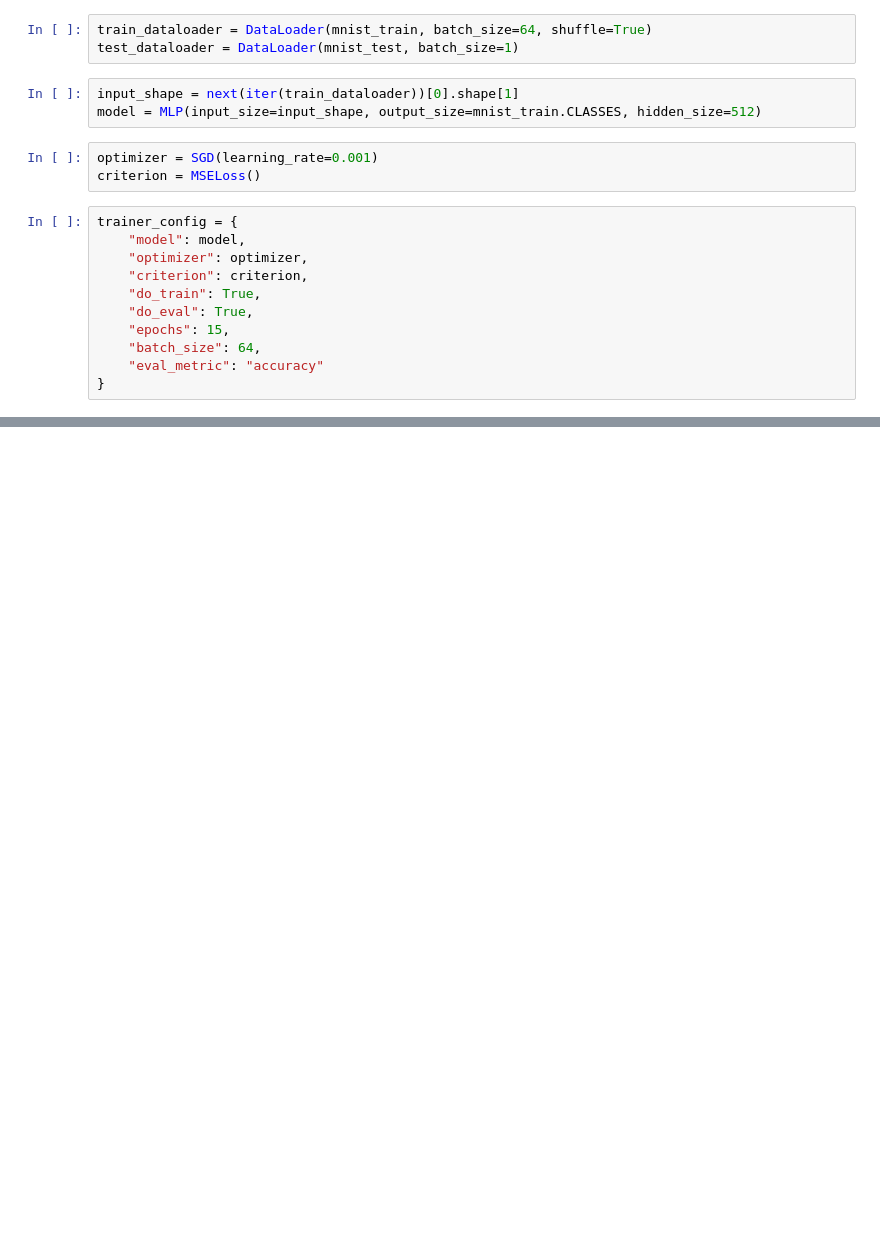
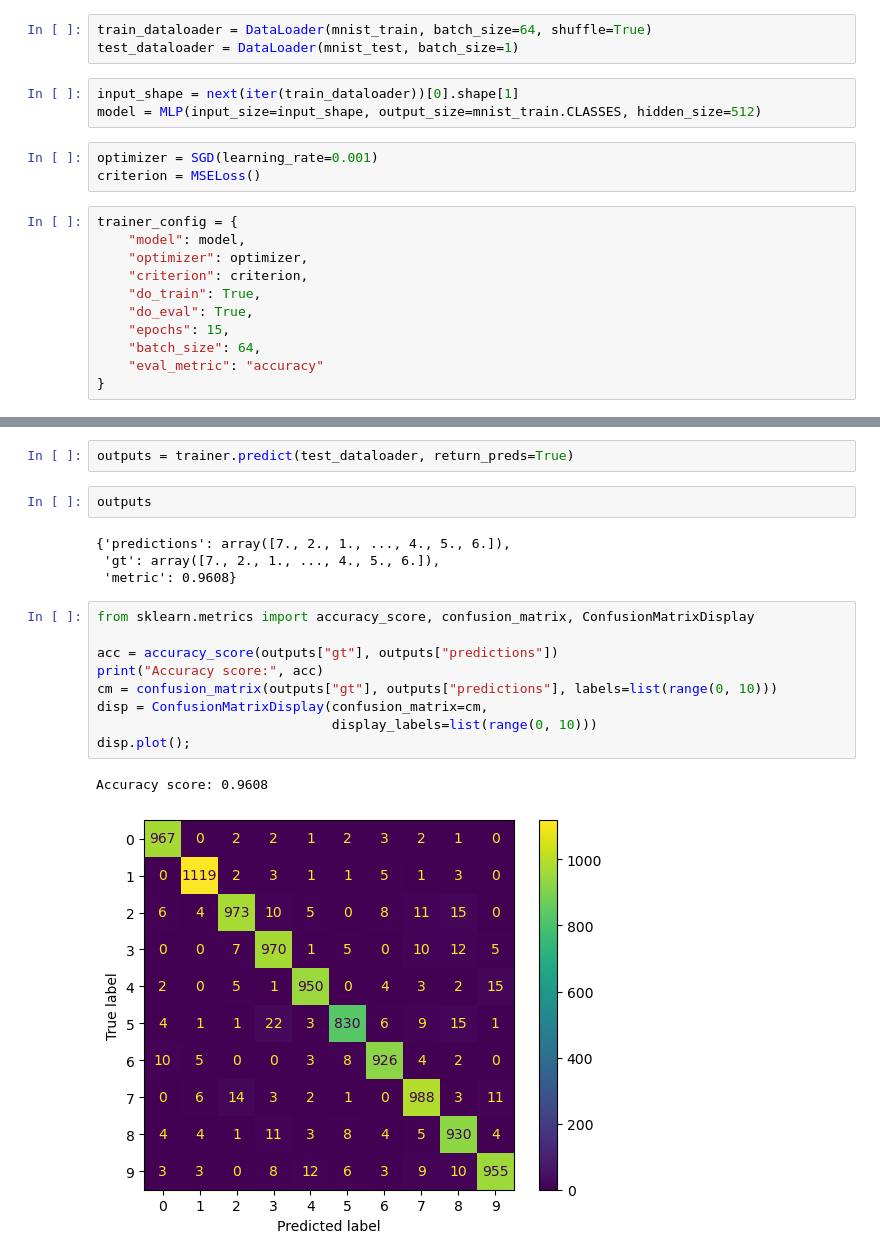
Before and after one commit to akon1te/hse-mlp-implementation, a Jupyter notebook: notebooks/pipeline.ipynb, the cells around one changed output, grey strips where cells are left out. Saved outputs shown, nothing was run; the diff lists cells and outputs as text; blank space fills up the shorter version.

Commit message:
add metrics to pipe and jac to softmax

```diff
--- a/notebooks/pipeline.ipynb
+++ b/notebooks/pipeline.ipynb
@@ -109 +109,21 @@ Eval metric: 0.972
 ... (4 outputs left out)
+# %%
+outputs = trainer.predict(test_dataloader, return_preds=True)
+# %%
+outputs
+# %% [output]
+{'predictions': array([7., 2., 1., ..., 4., 5., 6.]),
+ 'gt': array([7., 2., 1., ..., 4., 5., 6.]),
+ 'metric': 0.9608}
+# %%
+from sklearn.metrics import accuracy_score, confusion_matrix, ConfusionMatrixDisplay
+
+acc = accuracy_score(outputs["gt"], outputs["predictions"])
+print("Accuracy score:", acc)
+cm = confusion_matrix(outputs["gt"], outputs["predictions"], labels=list(range(0, 10)))
+disp = ConfusionMatrixDisplay(confusion_matrix=cm,
+                              display_labels=list(range(0, 10)))
+disp.plot();
+# %% [output]
+Accuracy score: 0.9608
+[figure, added]
```
Also changed, not shown: parts of 1 cell of this notebook, 2 other files.
